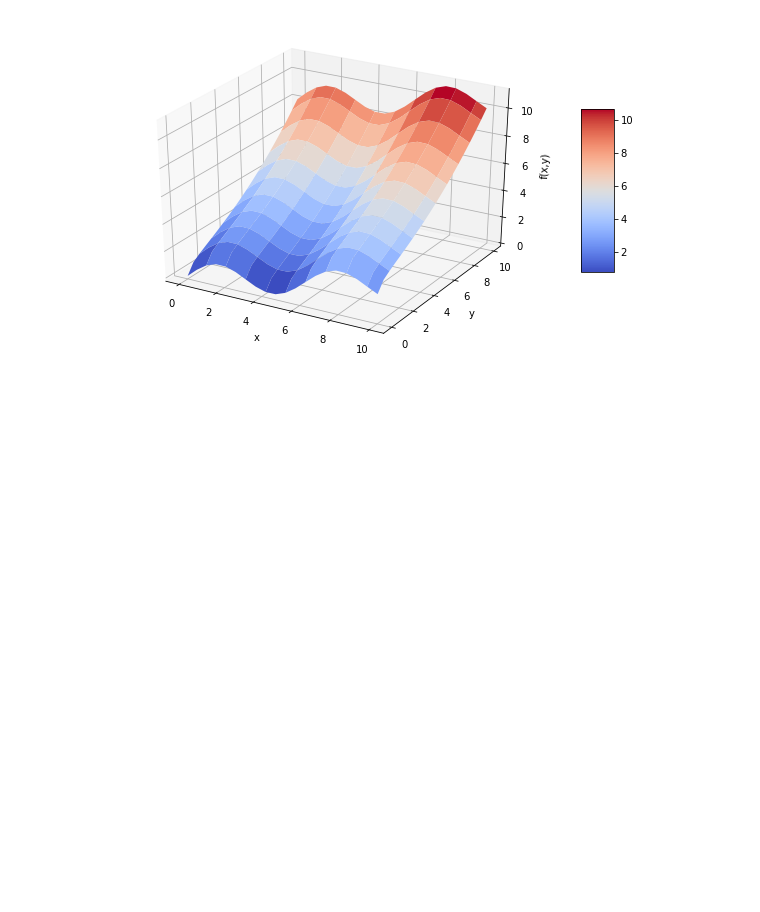
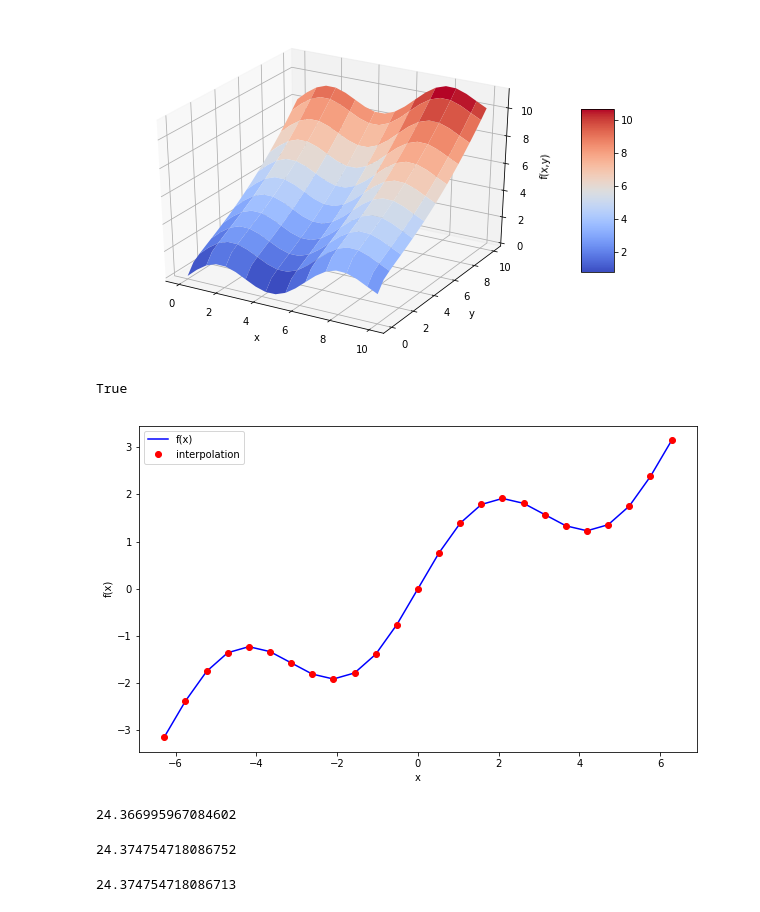
Before and after one commit to frozenegg/finance, a Jupyter notebook: oreilly/section_11_mathematical_tools/note11.ipynb, the cells around one changed output. Drawn from its saved outputs; the diff is of its cells as text; code cells hidden in the pictures; blank space fills up the shorter version.

```diff
--- a/oreilly/section_11_mathematical_tools/note11.ipynb
+++ b/oreilly/section_11_mathematical_tools/note11.ipynb
@@ -127,4 +127,14 @@ import scipy.interpolate as spi
 x = np.linspace(-2 * np.pi, 2 * np.pi, 25)
 # %%
 def f(x):
-    return np.sin(x)
+    return np.sin(x) + 0.5 * x
+# %%
+ipo = spi.splrep(x, f(x), k=1)
+iy = spi.splev(x, ipo)
+np.allclose(f(x), iy)
+# %% [output]
+True
+# %%
+create_plot([x,x], [f(x), iy], ['b', 'ro'], ['f(x)', 'interpolation'], ['x', 'f(x)'])
+# %% [output]
+[figure, added]
@@ -130,0 +151,12 @@ def f(x):
+# %%
+sci.fixed_quad(f,a,b)[0]
+# %% [output]
+24.366995967084602
+# %%
+sci.quad(f,a,b)[0]
+# %% [output]
+24.374754718086752
+# %%
+sci.romberg(f,a,b)
+# %% [output]
+24.374754718086713
```
Also changed, not shown: parts of 2 cells of this notebook.
